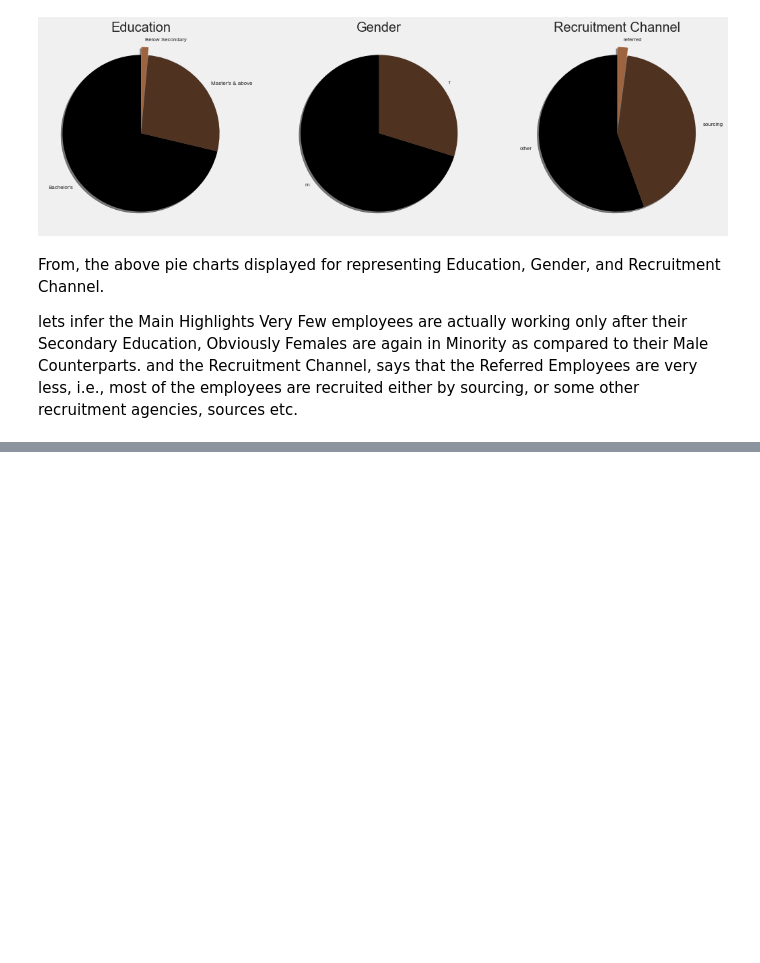
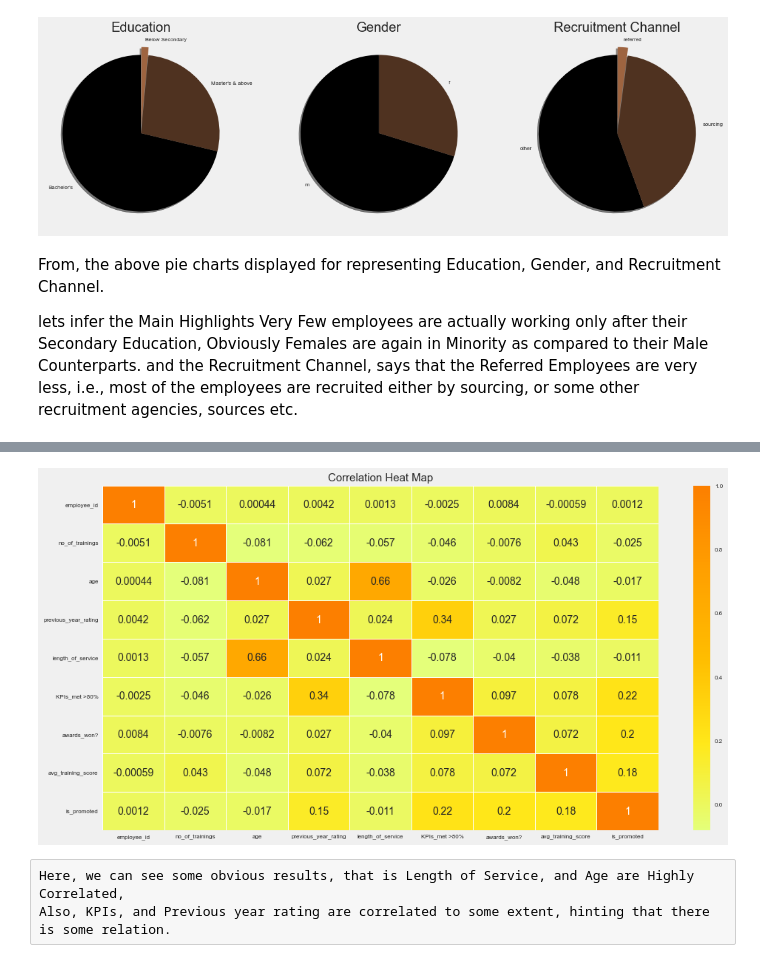
Before and after one commit to TheGithubMafia/TheGithubMafia_696efe54-1b30-40dd-8360-9a2944268894, a Jupyter notebook: Promotion.ipynb, the cells around one changed output, grey strips where cells are left out. Cells and saved outputs as stored; diff of their text form; code cells hidden in the pictures; blank space fills up the shorter version.

```diff
--- a/Promotion.ipynb
+++ b/Promotion.ipynb
@@ -485,0 +498,12 @@ and the Recruitment Channel, says that the Referred Employees are very less, i.e
+# %%
+# lets check the Heat Map for the Data with respect to correlation.
+
+plt.rcParams['figure.figsize'] = (15, 8)
+sns.heatmap(train.corr(), annot = True, linewidth = 0.5, cmap = 'Wistia')
+plt.title('Correlation Heat Map', fontsize = 15)
+plt.show()
+# %% [output]
+[figure, added]
+# %% [raw]
+Here, we can see some obvious results, that is Length of Service, and Age are Highly Correlated,
+Also, KPIs, and Previous year rating are correlated to some extent, hinting that there is some relation.
```
Also changed, not shown: parts of 3 cells of this notebook, 2 other files.
